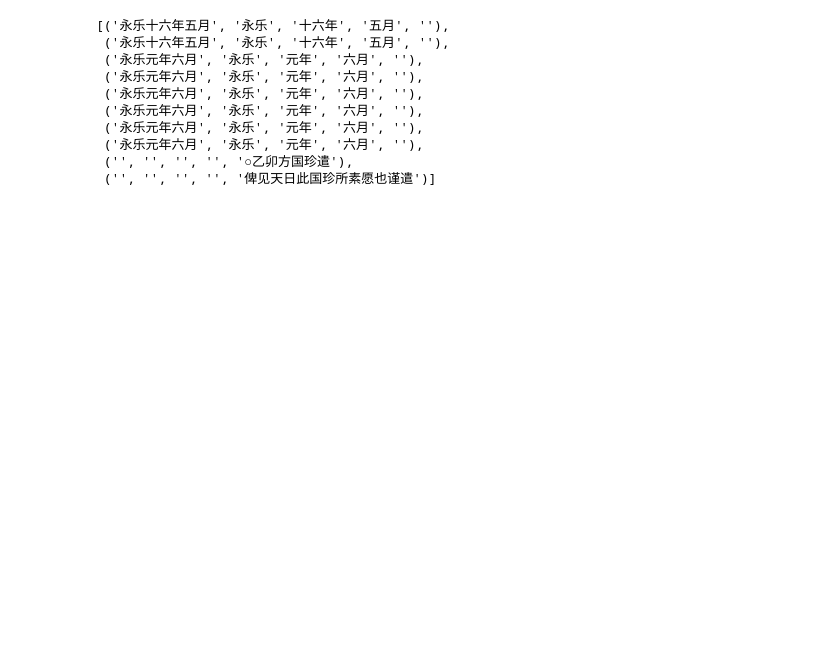
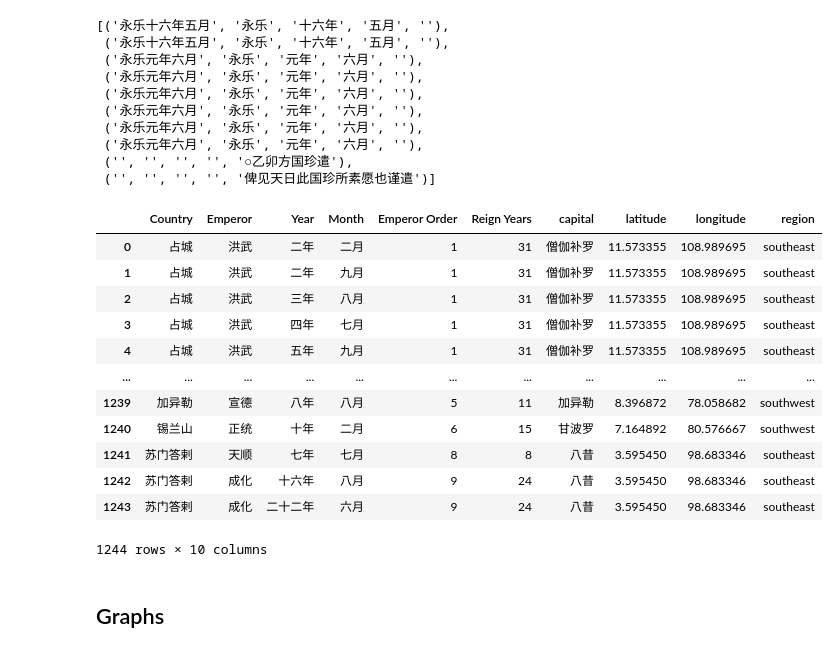
Before and after one commit to peterzhangbj/History, a Jupyter notebook: codebook.ipynb, the cells around one changed output. Drawn from its saved outputs; the diff is of its cells as text; code cells hidden in the pictures; blank space fills up the shorter version.

```diff
--- a/codebook.ipynb
+++ b/codebook.ipynb
@@ -151,7 +219,56 @@ def helper(emperor):
     if emperor == '天启':
         return 16
 
-final_df['Emperor Order'] = [helper(x) for x in final_df['Emperor']]
-final_df
-
-final_df.to_csv('final.csv')
+def helper1(emperor):
+    if emperor == '洪武':
+        return 31
+    if emperor == '建文':
+        return 5
+    if emperor == '永乐':
+        return 23
+    if emperor == '洪熙':
+        return 2
+    if emperor == '宣德':
+        return 11
+    if emperor == '正统':
+        return 15
+    if emperor == '景泰':
+        return 9
+    if emperor == '天顺':
+        return 8
+    if emperor == '成化':
+        return 24
+    if emperor == '弘治':
+        return 19
+    if emperor == '正德':
+        return 17
+    if emperor == '嘉靖':
+        return 47
+    if emperor == '隆庆':
+        return 6
+    if emperor == '万历':
+        return 49
+    if emperor == '泰昌':
+        return 1
+    if emperor == '天启':
+        return 8
+# %%
+final_df['Emperor Order'] = [helper(x) for x in final_df['Emperor']]
+final_df['Reign Years'] = [helper1(x) for x in final_df['Emperor']]
+#final_df
+final_df_region = final_df.merge(sorted_country[['Country', 'capital', 'latitude', 'longitude', 'region']], on ='Country')
+final_df_region
+# %% [output]
+|  | Country | Emperor | Year | Month | Emperor Order | Reign Years | capital | latitude | longitude | region |
+| 0 | 占城 | 洪武 | 二年 | 二月 | 1 | 31 | 僧伽补罗 | 11.573355 | 108.989695 | southeast |
+| 1 | 占城 | 洪武 | 二年 | 九月 | 1 | 31 | 僧伽补罗 | 11.573355 | 108.989695 | southeast |
+| 2 | 占城 | 洪武 | 三年 | 八月 | 1 | 31 | 僧伽补罗 | 11.573355 | 108.989695 | southeast |
+| 3 | 占城 | 洪武 | 四年 | 七月 | 1 | 31 | 僧伽补罗 | 11.573355 | 108.989695 | southeast |
+| 4 | 占城 | 洪武 | 五年 | 九月 | 1 | 31 | 僧伽补罗 | 11.573355 | 108.989695 | southeast |
+| ... | ... | ... | ... | ... | ... | ... | ... | ... | ... | ... |
+| 1239 | 加异勒 | 宣德 | 八年 | 八月 | 5 | 11 | 加异勒 | 8.396872 | 78.058682 | southwest |
+| 1240 | 锡兰山 | 正统 | 十年 | 二月 | 6 | 15 | 甘波罗 | 7.164892 | 80.576667 | southwest |
+| 1241 | 苏门答剌 | 天顺 | 七年 | 七月 | 8 | 8 | 八昔 | 3.595450 | 98.683346 | southeast |
+| 1242 | 苏门答剌 | 成化 | 十六年 | 八月 | 9 | 24 | 八昔 | 3.595450 | 98.683346 | southeast |
+| 1243 | 苏门答剌 | 成化 | 二十二年 | 六月 | 9 | 24 | 八昔 | 3.595450 | 98.683346 | southeast |
+1244 rows × 10 columns
@@ -158 +277,3 @@ final_df.to_csv('final.csv')
+# %% [markdown]
+## Graphs
 # %%
```
Also changed, not shown: parts of 20 cells of this notebook, 4 other files.
